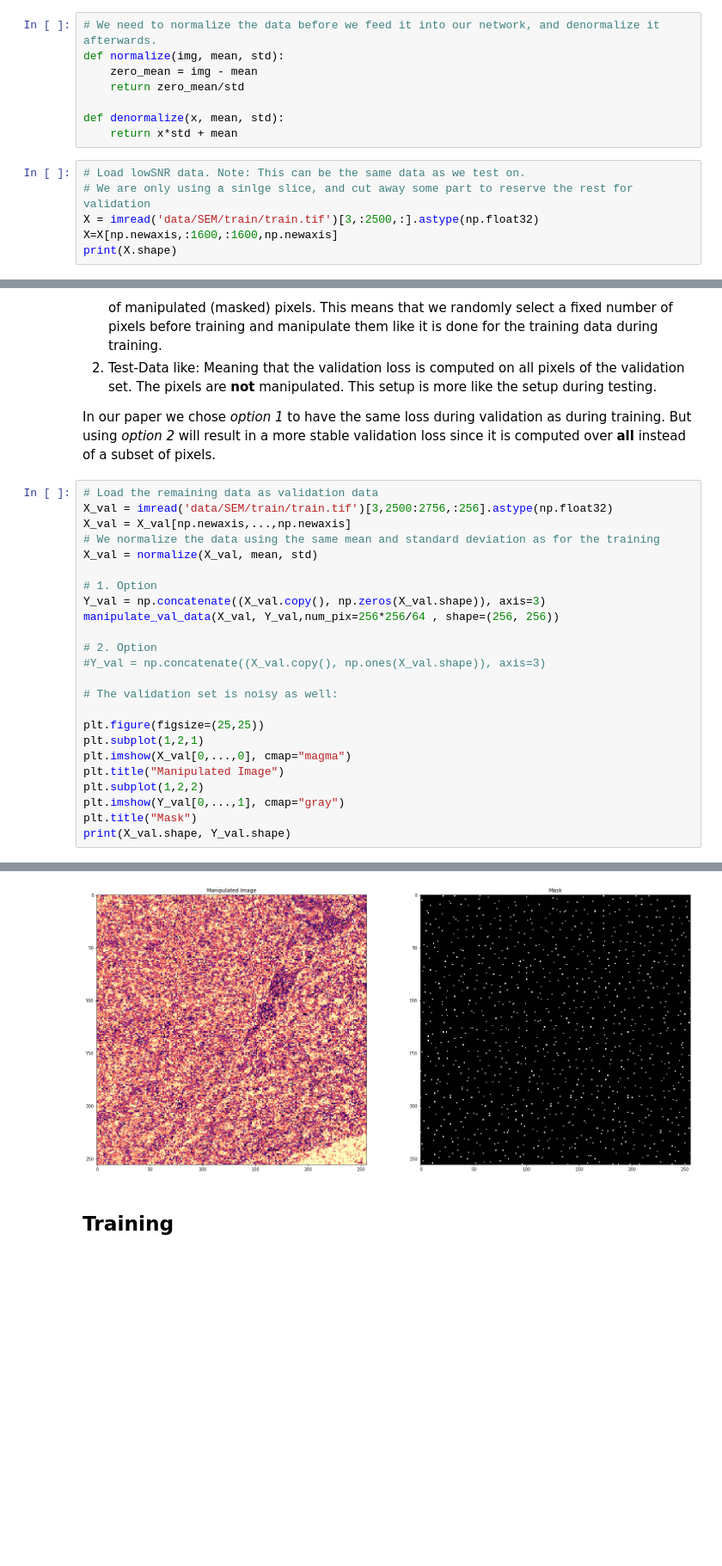
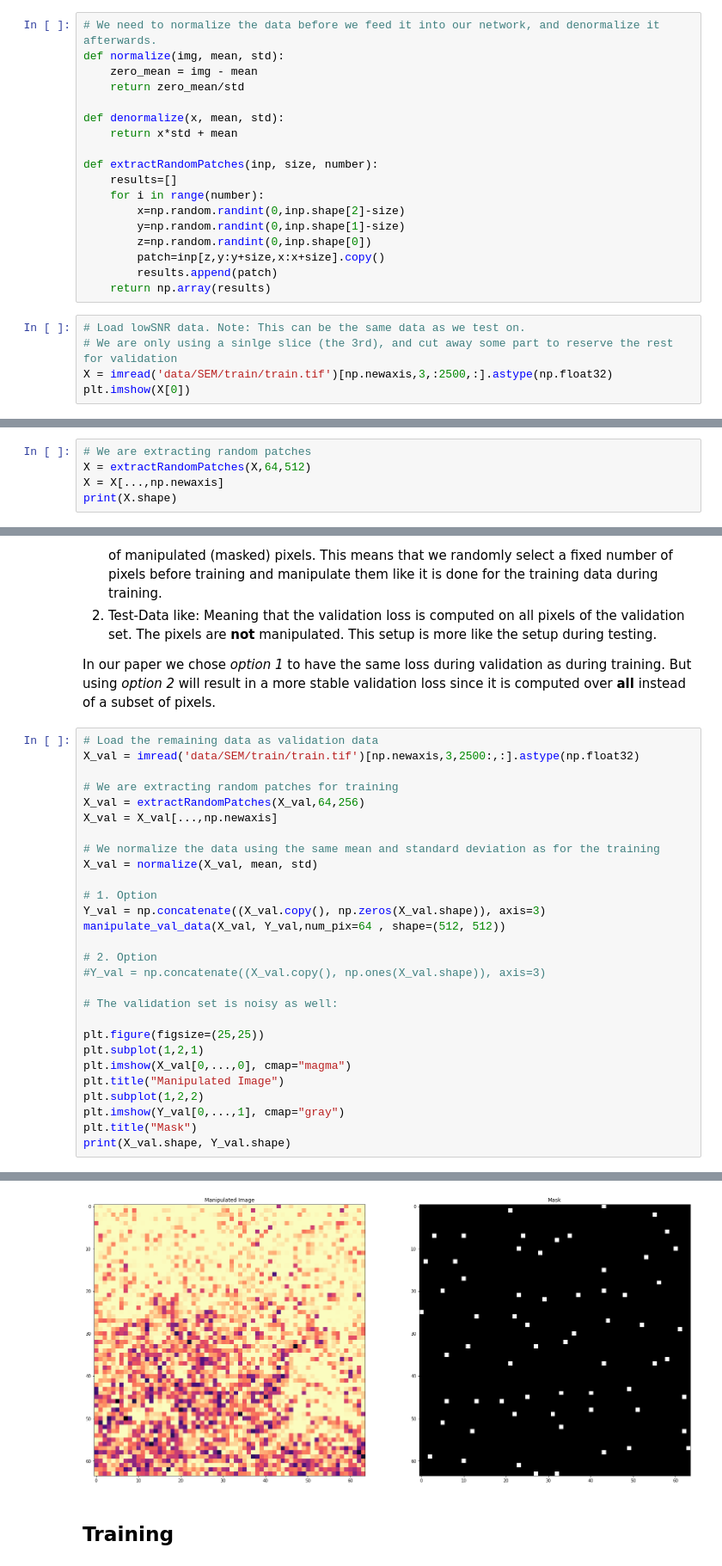
Before and after one commit to juglab/n2v, a Jupyter notebook: examples/2D/N2V_denoising2D-SEM.ipynb, the cells around one changed output, grey strips where cells are left out. Shown at 86% size. Drawn from its saved outputs; the diff is of its cells as text; blank space fills up the shorter version.

```diff
--- a/examples/2D/N2V_denoising2D-SEM.ipynb
+++ b/examples/2D/N2V_denoising2D-SEM.ipynb
@@ -80,9 +82,18 @@ def normalize(img, mean, std):
 
 def denormalize(x, mean, std):
     return x*std + mean
+
+def extractRandomPatches(inp, size, number):
+    results=[]
+    for i in range(number):
+        x=np.random.randint(0,inp.shape[2]-size)
+        y=np.random.randint(0,inp.shape[1]-size)
+        z=np.random.randint(0,inp.shape[0])
+        patch=inp[z,y:y+size,x:x+size].copy()
+        results.append(patch)
+    return np.array(results)
 # %%
 # Load lowSNR data. Note: This can be the same data as we test on.
-# We are only using a sinlge slice, and cut away some part to reserve the rest for validation
-X = imread('data/SEM/train/train.tif')[3,:2500,:].astype(np.float32)
-X=X[np.newaxis,:1600,:1600,np.newaxis]
-print(X.shape)
+# We are only using a sinlge slice (the 3rd), and cut away some part to reserve the rest for validation
+X = imread('data/SEM/train/train.tif')[np.newaxis,3,:2500,:].astype(np.float32)
+plt.imshow(X[0])
@@ -90,0 +100,5 @@ print(X.shape)
+# %%
+# We are extracting random patches
+X = extractRandomPatches(X,64,512)
+X = X[...,np.newaxis]
+print(X.shape)
@@ -115,14 +131,18 @@ This setup is more like the setup during testing.
 In our paper we chose *option 1* to have the same loss during validation as during training. But using *option 2* will result in a more stable validation loss since it is computed over __all__ instead of a subset of pixels.
 # %%
 # Load the remaining data as validation data
-X_val = imread('data/SEM/train/train.tif')[3,2500:2756,:256].astype(np.float32)
-X_val = X_val[np.newaxis,...,np.newaxis]
+X_val = imread('data/SEM/train/train.tif')[np.newaxis,3,2500:,:].astype(np.float32)
+
+# We are extracting random patches for training
+X_val = extractRandomPatches(X_val,64,256)
+X_val = X_val[...,np.newaxis]
+
 # We normalize the data using the same mean and standard deviation as for the training
 X_val = normalize(X_val, mean, std)
 
 # 1. Option
 Y_val = np.concatenate((X_val.copy(), np.zeros(X_val.shape)), axis=3)
-manipulate_val_data(X_val, Y_val,num_pix=256*256/64 , shape=(256, 256))
+manipulate_val_data(X_val, Y_val,num_pix=64 , shape=(512, 512))
 
 # 2. Option
 #Y_val = np.concatenate((X_val.copy(), np.ones(X_val.shape)), axis=3)
@@ -142,4 +162,4 @@ print(X_val.shape, Y_val.shape)
-[figure, old version]
+[figure, new version]
 # %% [markdown]
 ## Training
 # %%
```
Also changed, not shown: parts of 10 cells of this notebook.
